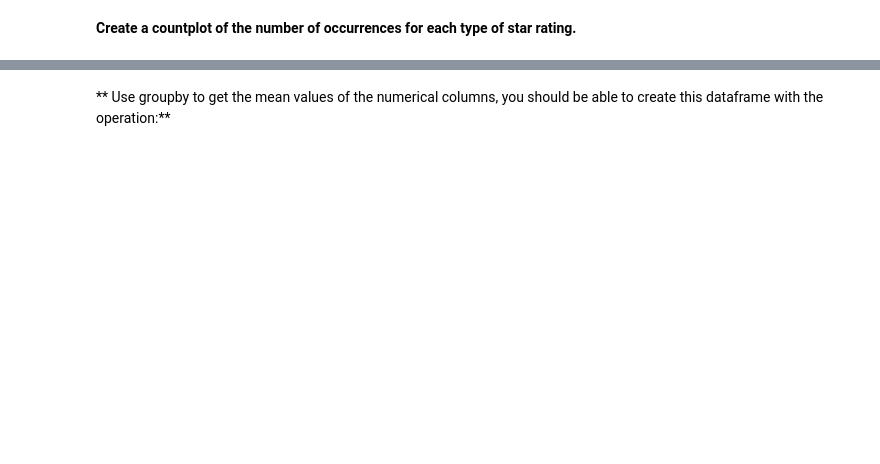
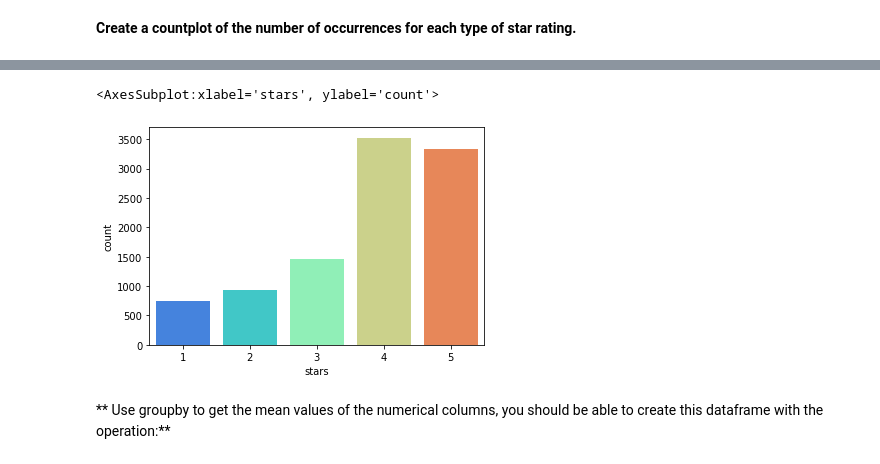
Before and after one commit to charlez1998/NLP-Projects, a Jupyter notebook: 02-NLP Project.ipynb, the cells around one changed output, grey strips where cells are left out. Drawn from its saved outputs; the diff is of its cells as text; code cells hidden in the pictures; blank space fills up the shorter version.

```diff
--- a/02-NLP Project.ipynb
+++ b/02-NLP Project.ipynb
@@ -108,2 +111,7 @@ Let's explore the data
+# %%
+sns.countplot(x = yelp['stars'], palette = 'rainbow')
+# %% [output]
+<AxesSubplot:xlabel='stars', ylabel='count'>
+[figure, added]
 # %% [markdown]
 ** Use groupby to get the mean values of the numerical columns, you should be able to create this dataframe with the operation:**
```
Also changed, not shown: parts of 9 cells of this notebook.
